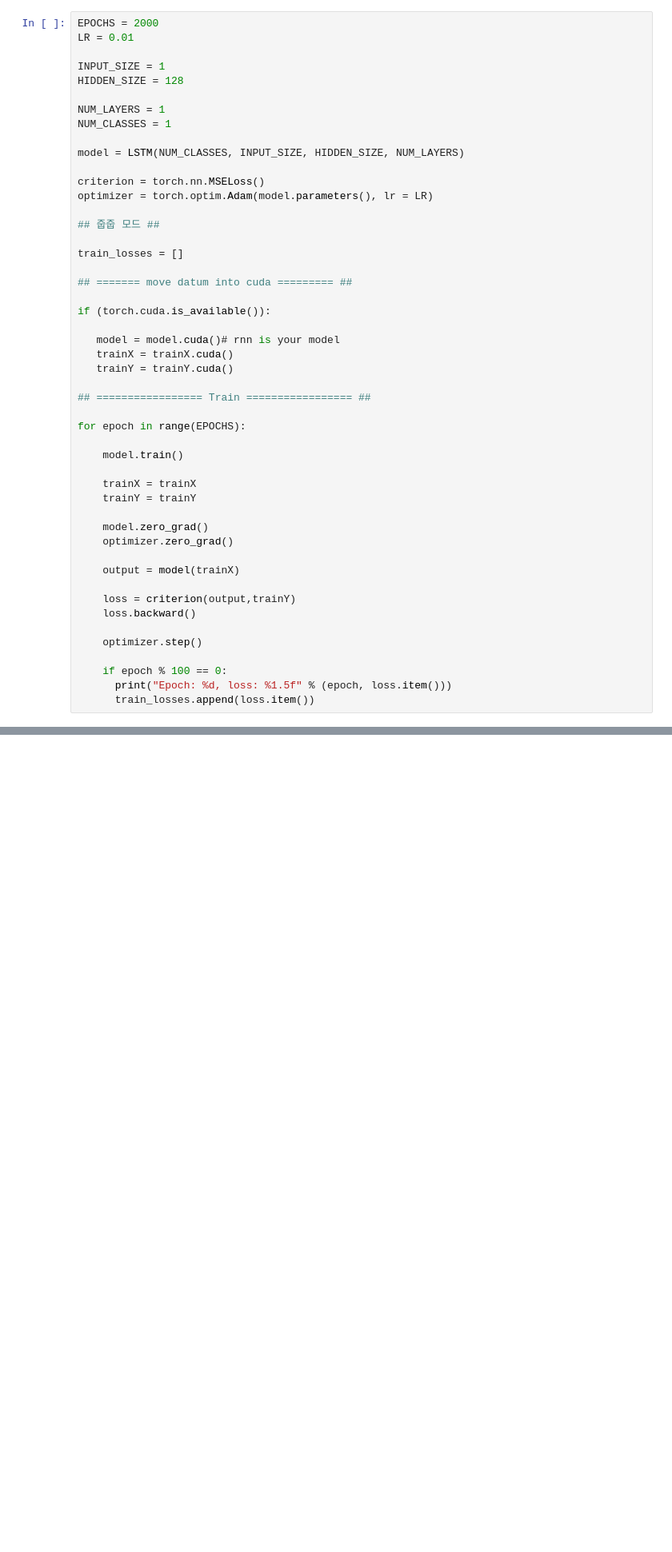
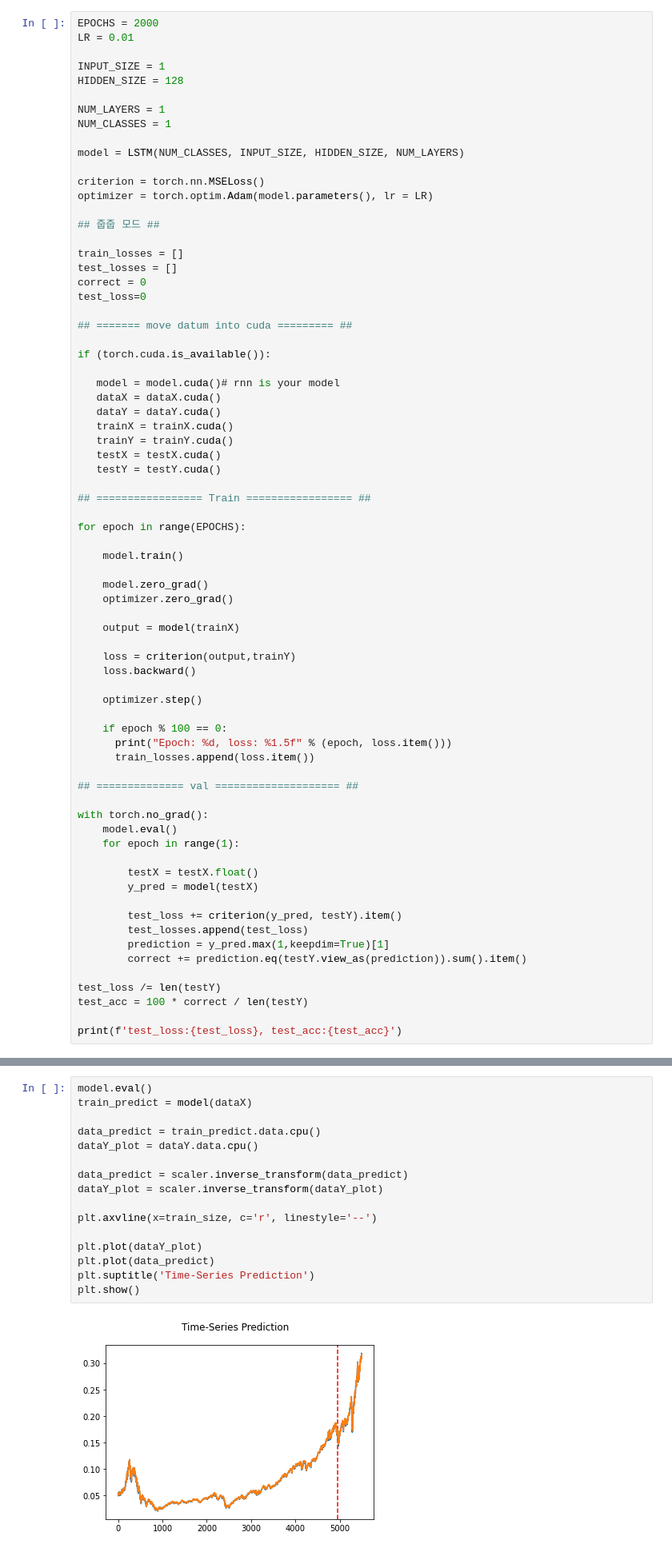
Before and after one commit to musicjae/Pytorch, a Jupyter notebook: Pytorch/lstm_prediction.ipynb, the cells around one changed output, grey strips where cells are left out. Shown at 80% size. Drawn from its saved outputs; the diff is of its cells as text; blank space fills up the shorter version.

```diff
--- a/Pytorch/lstm_prediction.ipynb
+++ b/Pytorch/lstm_prediction.ipynb
@@ -176,23 +170,27 @@ optimizer = torch.optim.Adam(model.parameters(), lr = LR)
 ## 줍줍 모드 ##
 
 train_losses = []
+test_losses = []
+correct = 0
+test_loss=0
 
 ## ======= move datum into cuda ========= ##
 
 if (torch.cuda.is_available()):
 
    model = model.cuda()# rnn is your model
+   dataX = dataX.cuda()
+   dataY = dataY.cuda()
    trainX = trainX.cuda()
    trainY = trainY.cuda()
+   testX = testX.cuda()
+   testY = testY.cuda()
 
 ## ================= Train ================= ##
 
 for epoch in range(EPOCHS):
 
     model.train()
-
-    trainX = trainX
-    trainY = trainY
 
     model.zero_grad()
     optimizer.zero_grad()
@@ -207,4 +205,23 @@ for epoch in range(EPOCHS):
     if epoch % 100 == 0:
       print("Epoch: %d, loss: %1.5f" % (epoch, loss.item()))
       train_losses.append(loss.item())
+
+## ============== val ==================== ##
+
+with torch.no_grad():
+    model.eval()
+    for epoch in range(1):
+
+        testX = testX.float()
+        y_pred = model(testX)
+
+        test_loss += criterion(y_pred, testY).item()
+        test_losses.append(test_loss)
+        prediction = y_pred.max(1,keepdim=True)[1]
+        correct += prediction.eq(testY.view_as(prediction)).sum().item()
+
+test_loss /= len(testY)
+test_acc = 100 * correct / len(testY)
+
+print(f'test_loss:{test_loss}, test_acc:{test_acc}')
 # %% [output]
@@ -235,0 +245,18 @@ plt.show()
+# %%
+model.eval()
+train_predict = model(dataX)
+
+data_predict = train_predict.data.cpu()
+dataY_plot = dataY.data.cpu()
+
+data_predict = scaler.inverse_transform(data_predict)
+dataY_plot = scaler.inverse_transform(dataY_plot)
+
+plt.axvline(x=train_size, c='r', linestyle='--')
+
+plt.plot(dataY_plot)
+plt.plot(data_predict)
+plt.suptitle('Time-Series Prediction')
+plt.show()
+# %% [output]
+[figure, added]
```
Also changed, not shown: parts of 3 cells of this notebook.
